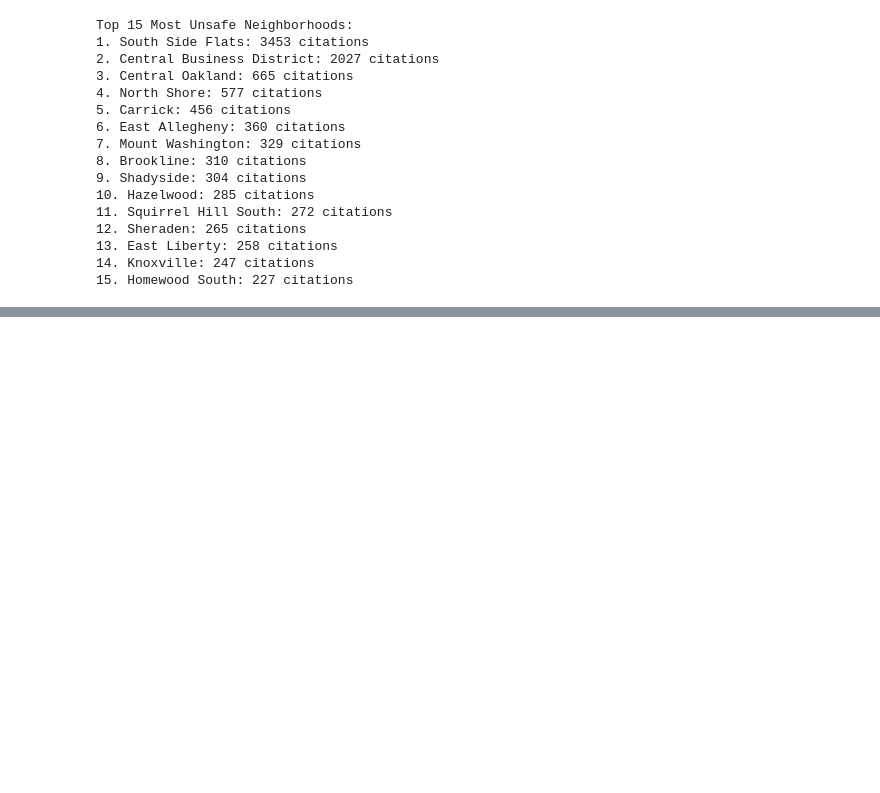
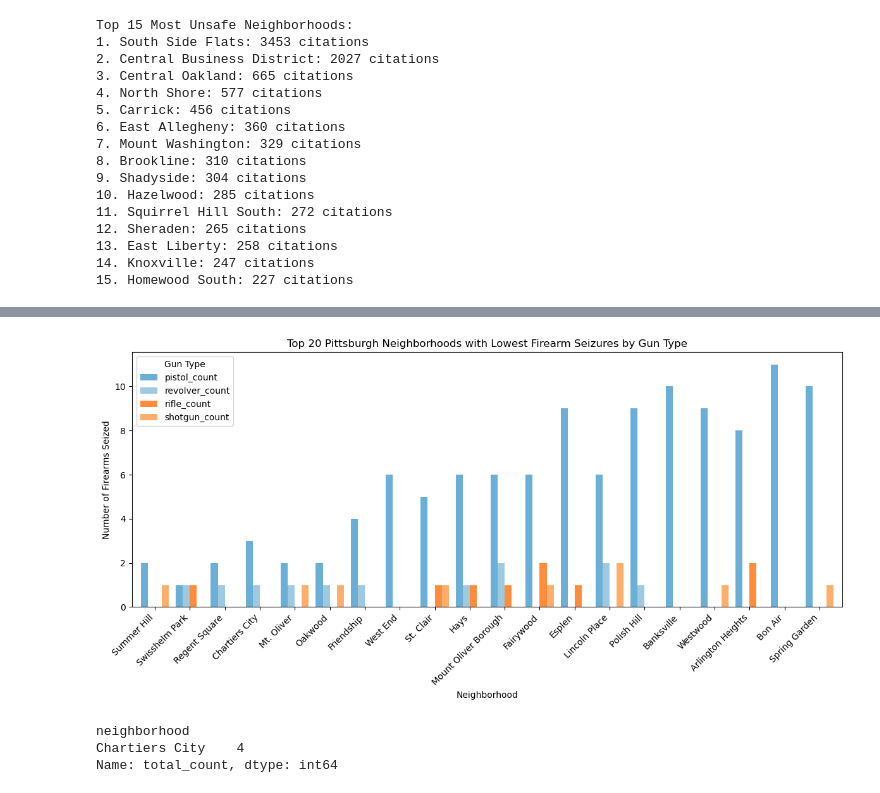
Before and after one commit to ajmitchell07/Final-Project-Best-Pittsburgh-Neighborhood-, a Jupyter notebook: Final-Notebook.ipynb, the cells around one changed output, grey strips where cells are left out. Saved outputs shown, nothing was run; the diff lists cells and outputs as text; code cells hidden in the pictures; blank space fills up the shorter version.

```diff
--- a/Final-Notebook.ipynb
+++ b/Final-Notebook.ipynb
@@ -116,0 +126,2 @@ Top 15 Most Unsafe Neighborhoods:
+# %%
+data = pd.read_csv("/ihome/cmpinf0010_2025f/las660/Final-Project-Best-Pittsburgh-Neighborhood-/data/firearm_seizures.csv", index_col="_id")
@@ -116,0 +198,41 @@ Top 15 Most Unsafe Neighborhoods:
+# %%
+#filter columns only needed
+cols = ["neighborhood", "pistol_count", "revolver_count", "rifle_count", "shotgun_count"]
+
+#group firearms by neighborhood
+gun_types_by_neighborhood = (data.dropna(subset=["neighborhood"]).groupby("neighborhood")[cols[1:]].sum().reset_index())
+
+#get total firearm seizures per neighborhood
+gun_types_by_neighborhood["total_count"] = gun_types_by_neighborhood[["pistol_count", "revolver_count", "rifle_count", "shotgun_count"]].sum(axis=1)
+
+#sort total_count from least to greatest
+lowest20 = gun_types_by_neighborhood.sort_values(by="total_count", ascending=True).head(20)
+
+#making colors
+color_map = ["#6baed6", "#9ecae1", "#fd8d3c", "#fdae6b"]
+
+#customizing the bars and setting labels
+lowest20.set_index("neighborhood")[["pistol_count", "revolver_count", "rifle_count", "shotgun_count"]].plot(kind="bar",figsize=(12,6),color=color_map,width=0.8)
+
+#making chart
+plt.title("Top 20 Pittsburgh Neighborhoods with Lowest Firearm Seizures by Gun Type")
+plt.ylabel("Number of Firearms Seized")
+plt.xlabel("Neighborhood")
+plt.xticks(rotation=45, ha="right")
+plt.legend(title="Gun Type")
+plt.tight_layout()
+plt.show()
+# %% [output]
+[figure, added]
+# %%
+data["neighborhood"].unique()
+
+city = data[data["neighborhood"].str.lower().str.strip() == "chartiers city"]
+
+total = city.groupby("neighborhood")["total_count"].sum()
+
+total
+# %% [output]
+neighborhood
+Chartiers City    4
+Name: total_count, dtype: int64
```
Also changed, not shown: parts of 7 cells of this notebook, 1 other file.
